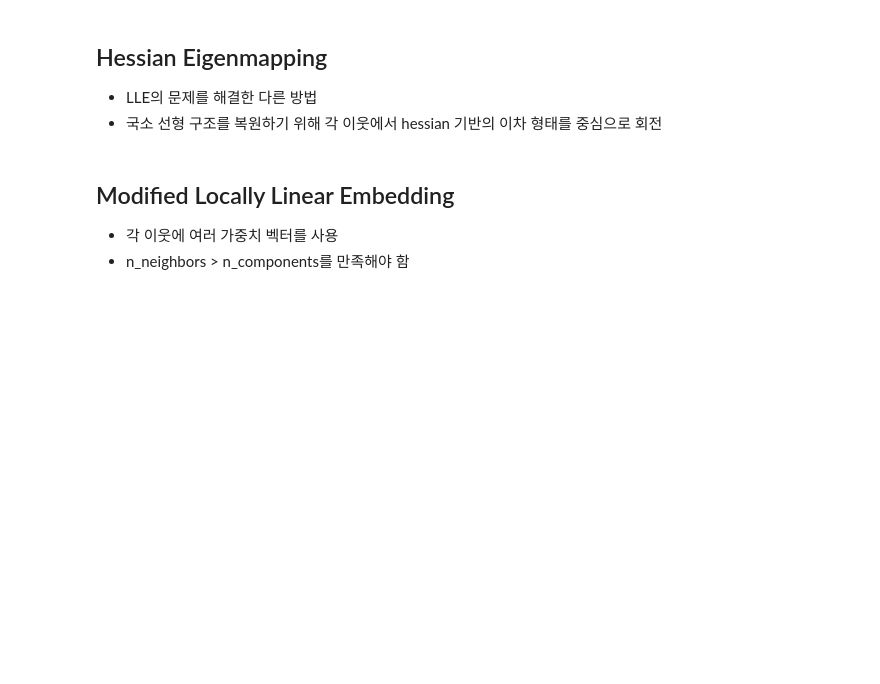
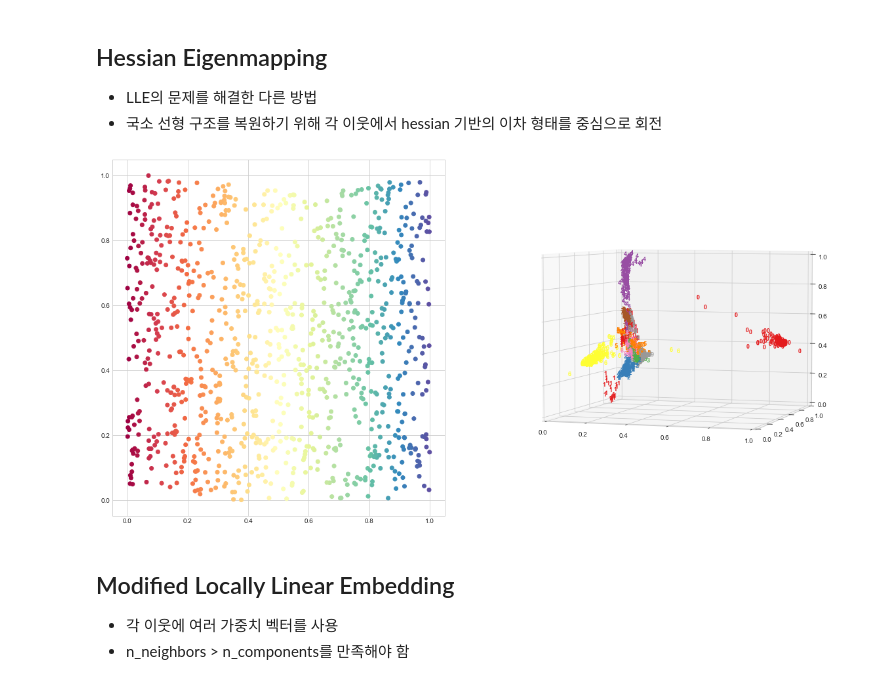
Before and after one commit to fasthill/scikit-learn-study, a Jupyter notebook: 10. Manifold_Learning.ipynb, the cells around one changed output. Drawn from its saved outputs; the diff is of its cells as text; code cells hidden in the pictures; blank space fills up the shorter version.

Commit message:
tsne, lle, mds, isomap, hessian...

```diff
--- a/10. Manifold_Learning.ipynb
+++ b/10. Manifold_Learning.ipynb
@@ -91,6 +102,17 @@ plot_digits(digits_lle, labels, 122, '3d')
 
 * LLE의 문제를 해결한 다른 방법
 * 국소 선형 구조를 복원하기 위해 각 이웃에서 hessian 기반의 이차 형태를 중심으로 회전
+# %%
+s_curve_hlle = manifold.LocallyLinearEmbedding(n_neighbors=30, n_components=2,
+                                             method='hessian', random_state=2022).fit_transform(s_curve)
+digits_hlle = manifold.LocallyLinearEmbedding(n_neighbors=30, n_components=3,
+                                            method='hessian', random_state=2022).fit_transform(digits)
+# %%
+fig = plt.figure(figsize=(20,10))
+plot_s_curve(s_curve_hlle, color, 121, '2d')
+plot_digits(digits_hlle, labels, 122, '3d')
+# %% [output]
+[figure, added]
 # %% [markdown]
 ## Modified Locally Linear Embedding
 
```
Also changed, not shown: parts of 51 cells of this notebook.
